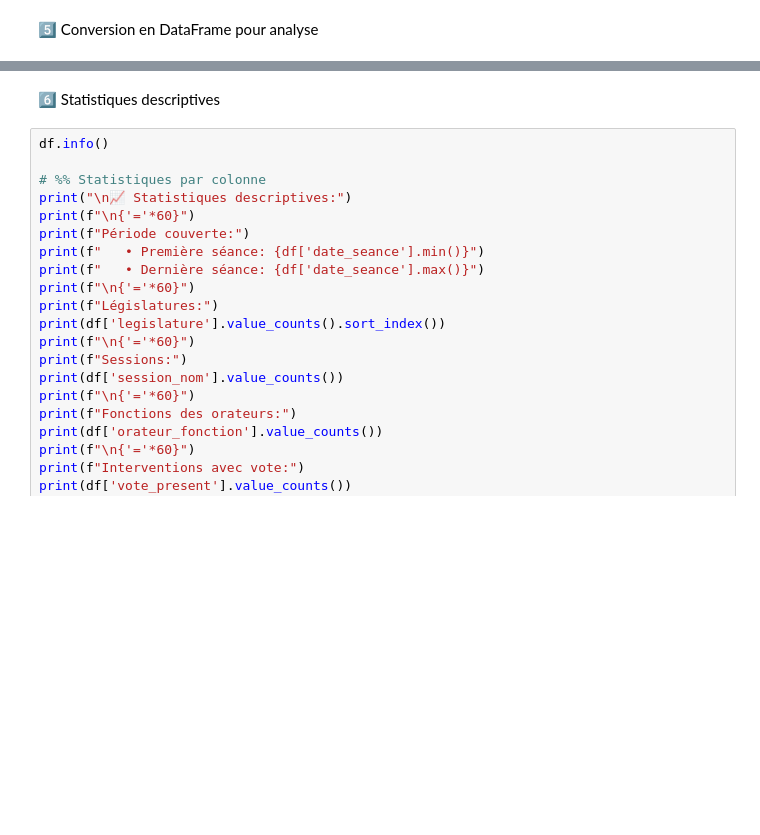
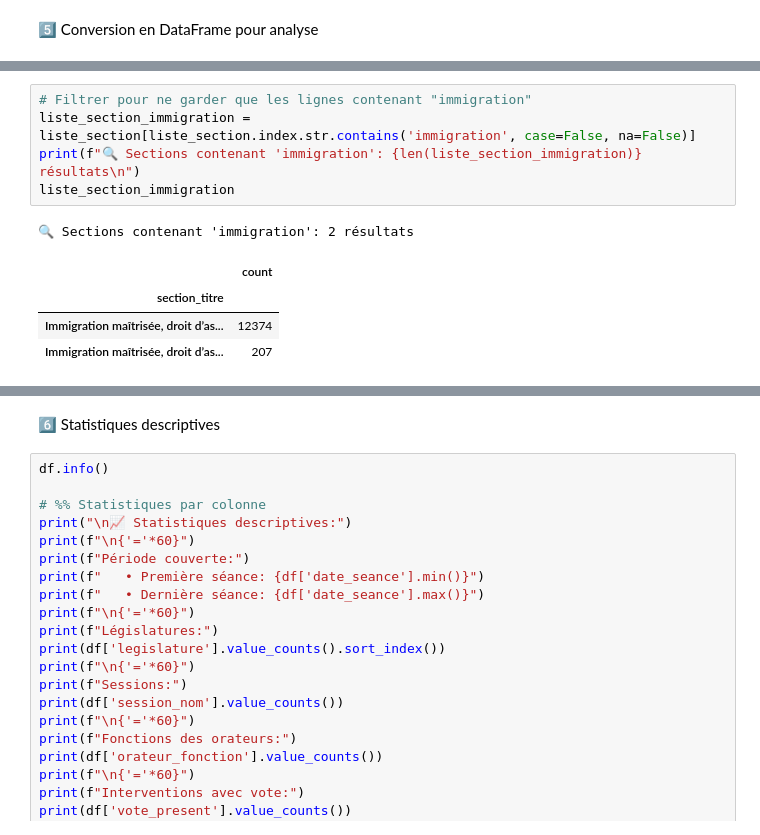
Before and after one commit to jul339/DataDebat, a Jupyter notebook: notebooks/data_exploration.ipynb, the cells around one changed output, grey strips where cells are left out. Cells and saved outputs as stored; diff of their text form; blank space fills up the shorter version.

```diff
--- a/notebooks/data_exploration.ipynb
+++ b/notebooks/data_exploration.ipynb
@@ -213,3 +222,14 @@ ligne1
+# %%
+# Filtrer pour ne garder que les lignes contenant "immigration"
+liste_section_immigration = liste_section[liste_section.index.str.contains('immigration', case=False, na=False)]
+print(f"🔍 Sections contenant 'immigration': {len(liste_section_immigration)} résultats\n")
+liste_section_immigration
+# %% [output]
+🔍 Sections contenant 'immigration': 2 résultats
+|  | count |
+| section_titre |  |
+| Immigration maîtrisée, droit d’as... | 12374 |
+| Immigration maîtrisée, droit d’as... | 207 |
 # %%
 response = es.search(
     index=index_name,
```
Also changed, not shown: parts of 14 cells of this notebook, 9 other files.
